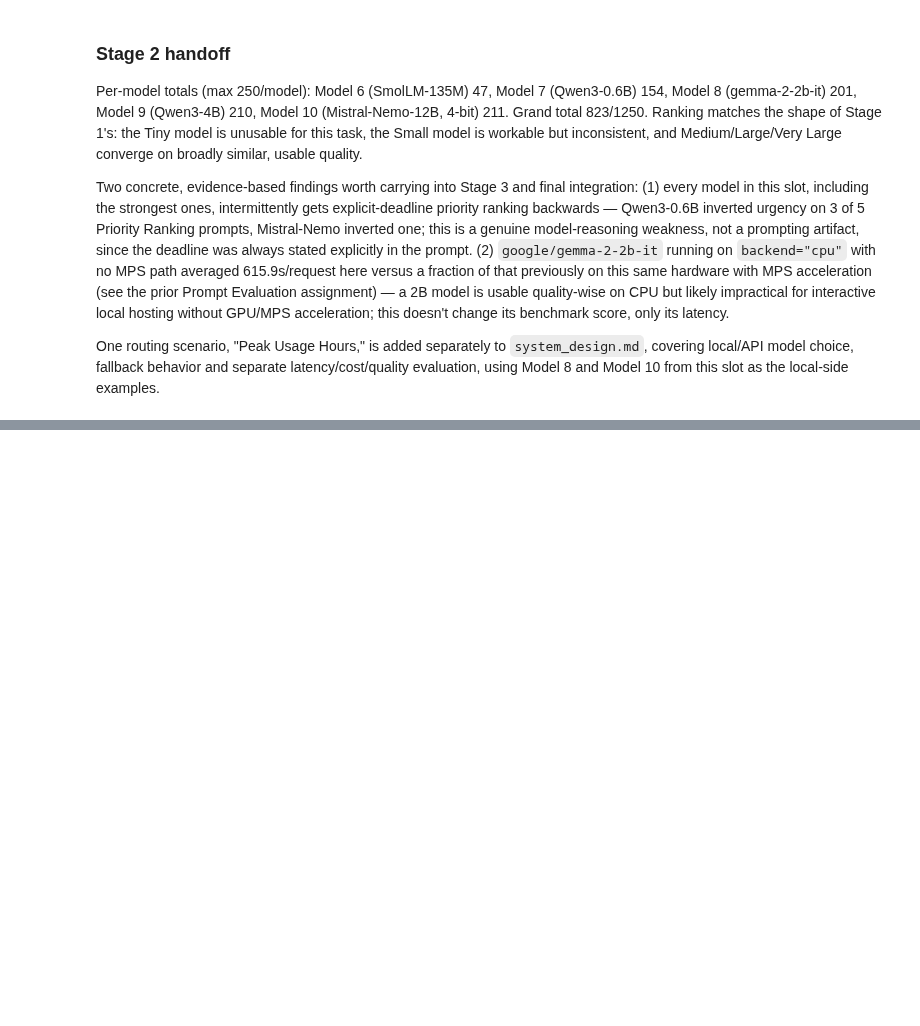
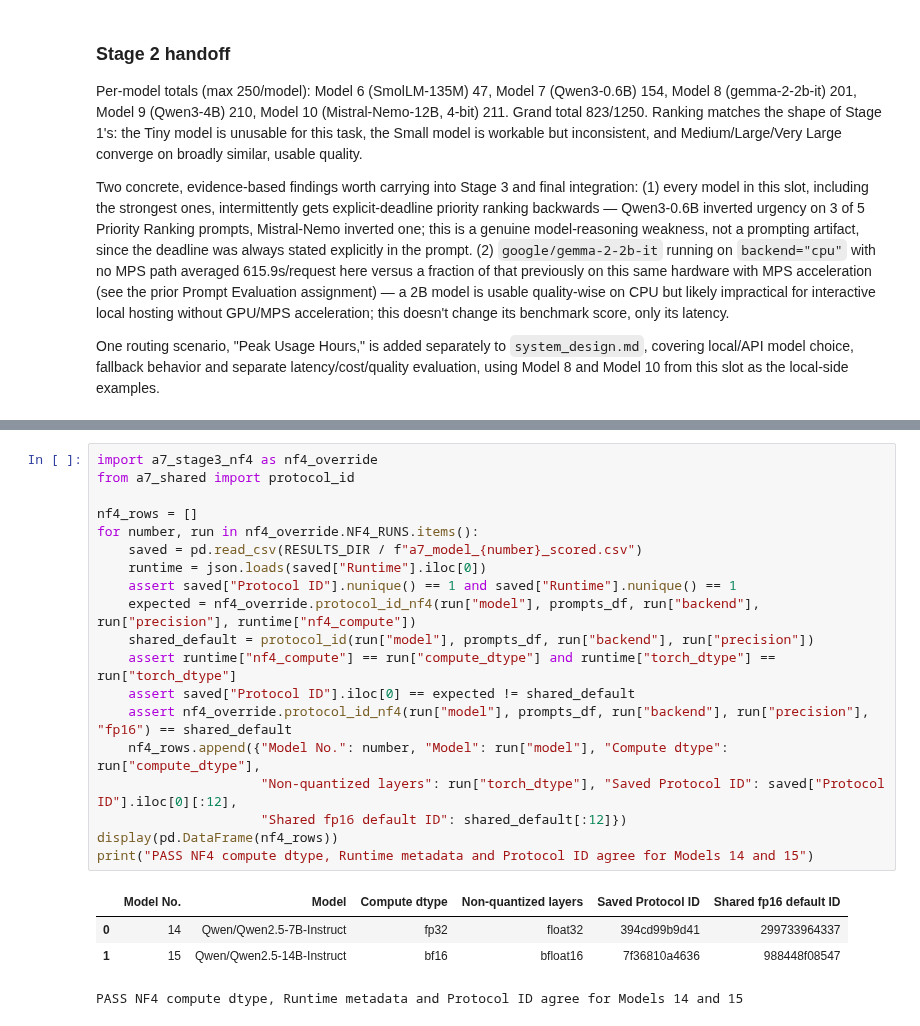
Before and after one commit to AshleyZhou-31/3_CozyDay, a Jupyter notebook: llm-test/multi_model_system.ipynb, the cells around one changed output, grey strips where cells are left out. Saved outputs shown, nothing was run; the diff lists cells and outputs as text; blank space fills up the shorter version.

```diff
--- a/llm-test/multi_model_system.ipynb
+++ b/llm-test/multi_model_system.ipynb
@@ -448,0 +536,24 @@ One routing scenario, "Peak Usage Hours," is added separately to `system_design.
+# %%
+import a7_stage3_nf4 as nf4_override
+from a7_shared import protocol_id
+
+nf4_rows = []
+for number, run in nf4_override.NF4_RUNS.items():
+    saved = pd.read_csv(RESULTS_DIR / f"a7_model_{number}_scored.csv")
+    runtime = json.loads(saved["Runtime"].iloc[0])
+    assert saved["Protocol ID"].nunique() == 1 and saved["Runtime"].nunique() == 1
+    expected = nf4_override.protocol_id_nf4(run["model"], prompts_df, run["backend"], run["precision"], runtime["nf4_compute"])
+    shared_default = protocol_id(run["model"], prompts_df, run["backend"], run["precision"])
+    assert runtime["nf4_compute"] == run["compute_dtype"] and runtime["torch_dtype"] == run["torch_dtype"]
+    assert saved["Protocol ID"].iloc[0] == expected != shared_default
+    assert nf4_override.protocol_id_nf4(run["model"], prompts_df, run["backend"], run["precision"], "fp16") == shared_default
+    nf4_rows.append({"Model No.": number, "Model": run["model"], "Compute dtype": run["compute_dtype"],
+                     "Non-quantized layers": run["torch_dtype"], "Saved Protocol ID": saved["Protocol ID"].iloc[0][:12],
+                     "Shared fp16 default ID": shared_default[:12]})
+display(pd.DataFrame(nf4_rows))
+print("PASS NF4 compute dtype, Runtime metadata and Protocol ID agree for Models 14 and 15")
+# %% [output]
+|  | Model No. | Model | Compute dtype | Non-quantized layers | Saved Protocol ID | Shared fp16 default ID |
+| 0 | 14 | Qwen/Qwen2.5-7B-Instruct | fp32 | float32 | 394cd99b9d41 | 299733964337 |
+| 1 | 15 | Qwen/Qwen2.5-14B-Instruct | bf16 | bfloat16 | 7f36810a4636 | 988448f08547 |
+PASS NF4 compute dtype, Runtime metadata and Protocol ID agree for Models 14 and 15
```
Also changed, not shown: parts of 8 cells of this notebook, 18 other files.
